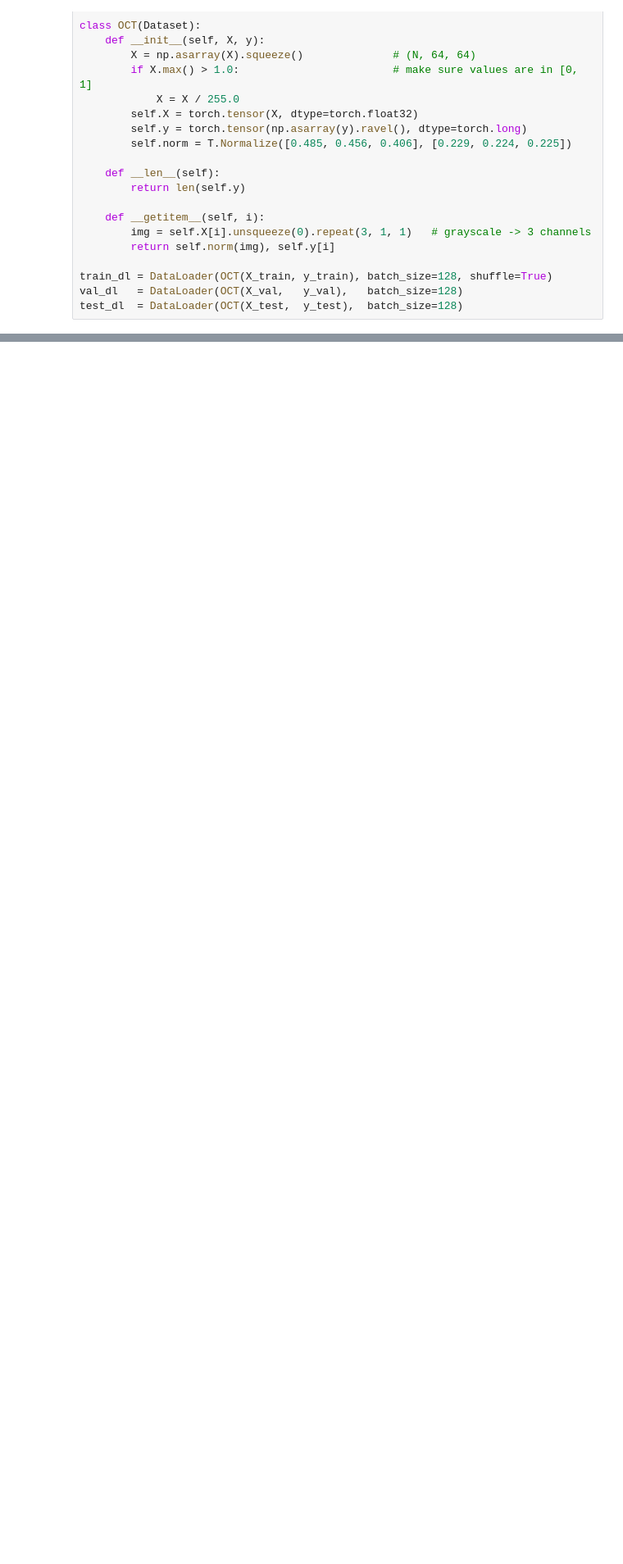
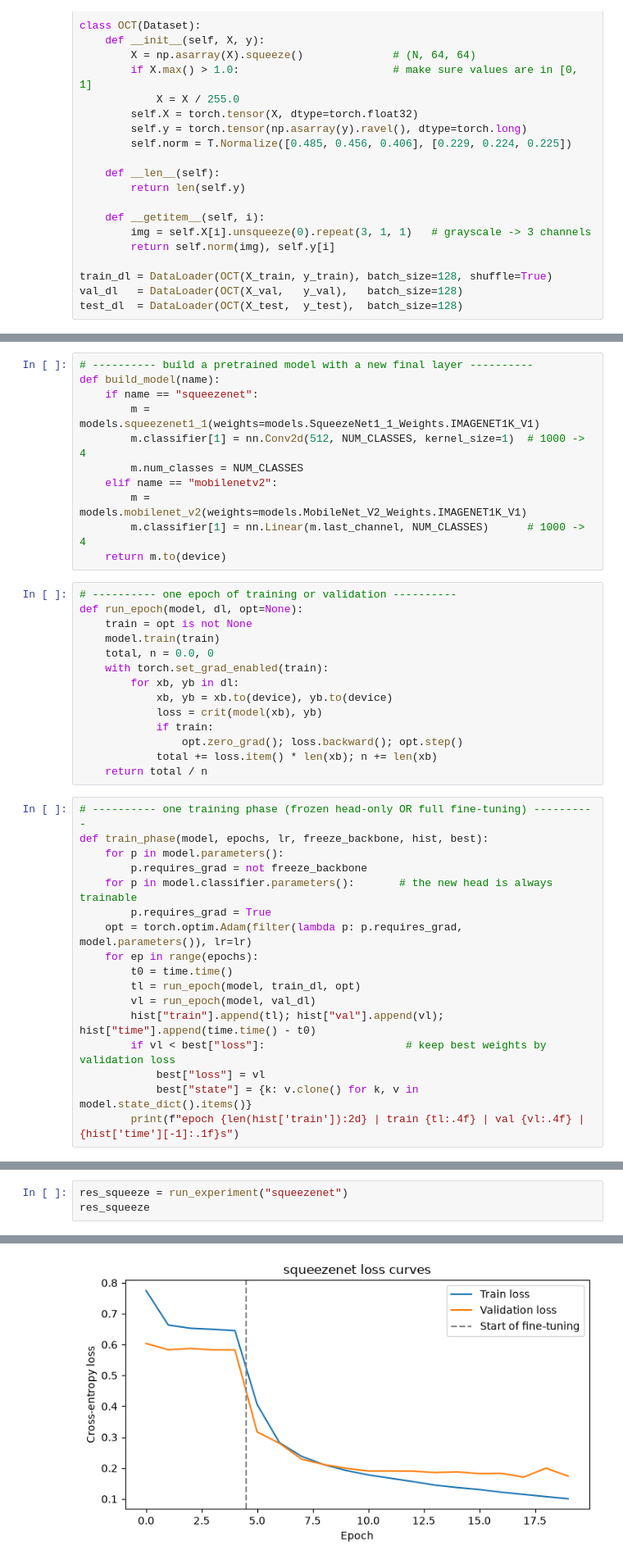
Before and after one commit to indeepa-05/CNN-Edge-Image-Classifier, a Jupyter notebook: notebooks/Sota_finetuning_SqueezeNet.ipynb, the cells around one changed output, grey strips where cells are left out. Shown at 82% size. Drawn from its saved outputs; the diff is of its cells as text; blank space fills up the shorter version.

Commit message:
Add SqueezeNet fine-tuning, evaluation and results

```diff
--- a/notebooks/Sota_finetuning_SqueezeNet.ipynb
+++ b/notebooks/Sota_finetuning_SqueezeNet.ipynb
@@ -49,0 +59,42 @@ model = model.to(device)
+# %%
+# ---------- build a pretrained model with a new final layer ----------
+def build_model(name):
+    if name == "squeezenet":
+        m = models.squeezenet1_1(weights=models.SqueezeNet1_1_Weights.IMAGENET1K_V1)
+        m.classifier[1] = nn.Conv2d(512, NUM_CLASSES, kernel_size=1)  # 1000 -> 4
+        m.num_classes = NUM_CLASSES
+    elif name == "mobilenetv2":
+        m = models.mobilenet_v2(weights=models.MobileNet_V2_Weights.IMAGENET1K_V1)
+        m.classifier[1] = nn.Linear(m.last_channel, NUM_CLASSES)      # 1000 -> 4
+    return m.to(device)
+# %%
+# ---------- one epoch of training or validation ----------
+def run_epoch(model, dl, opt=None):
+    train = opt is not None
+    model.train(train)
+    total, n = 0.0, 0
+    with torch.set_grad_enabled(train):
+        for xb, yb in dl:
+            xb, yb = xb.to(device), yb.to(device)
+            loss = crit(model(xb), yb)
+            if train:
+                opt.zero_grad(); loss.backward(); opt.step()
+            total += loss.item() * len(xb); n += len(xb)
+    return total / n
+# %%
+# ---------- one training phase (frozen head-only OR full fine-tuning) ----------
+def train_phase(model, epochs, lr, freeze_backbone, hist, best):
+    for p in model.parameters():
+        p.requires_grad = not freeze_backbone
+    for p in model.classifier.parameters():       # the new head is always trainable
+        p.requires_grad = True
+    opt = torch.optim.Adam(filter(lambda p: p.requires_grad, model.parameters()), lr=lr)
+    for ep in range(epochs):
+        t0 = time.time()
+        tl = run_epoch(model, train_dl, opt)
+        vl = run_epoch(model, val_dl)
+        hist["train"].append(tl); hist["val"].append(vl); hist["time"].append(time.time() - t0)
+        if vl < best["loss"]:                      # keep best weights by validation loss
+            best["loss"] = vl
+            best["state"] = {k: v.clone() for k, v in model.state_dict().items()}
+        print(f"epoch {len(hist['train']):2d} | train {tl:.4f} | val {vl:.4f} | {hist['time'][-1]:.1f}s")
@@ -49,0 +159,4 @@ model = model.to(device)
+# %%
+res_squeeze = run_experiment("squeezenet")
+res_squeeze
+# %% [output]
@@ -49,0 +182 @@ model = model.to(device)
+[figure, added]
```
Also changed, not shown: parts of 4 cells of this notebook, 3 other files.
